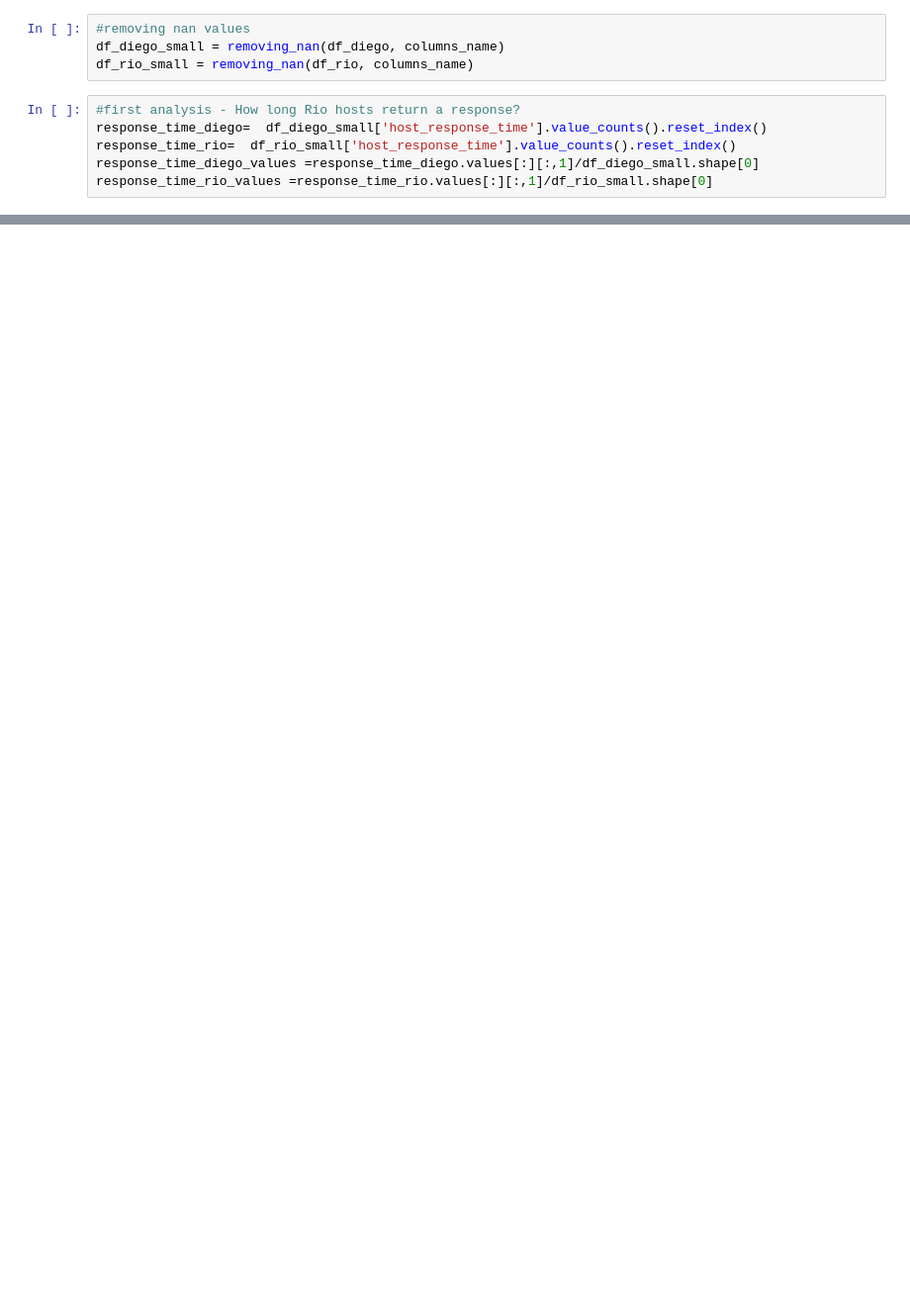
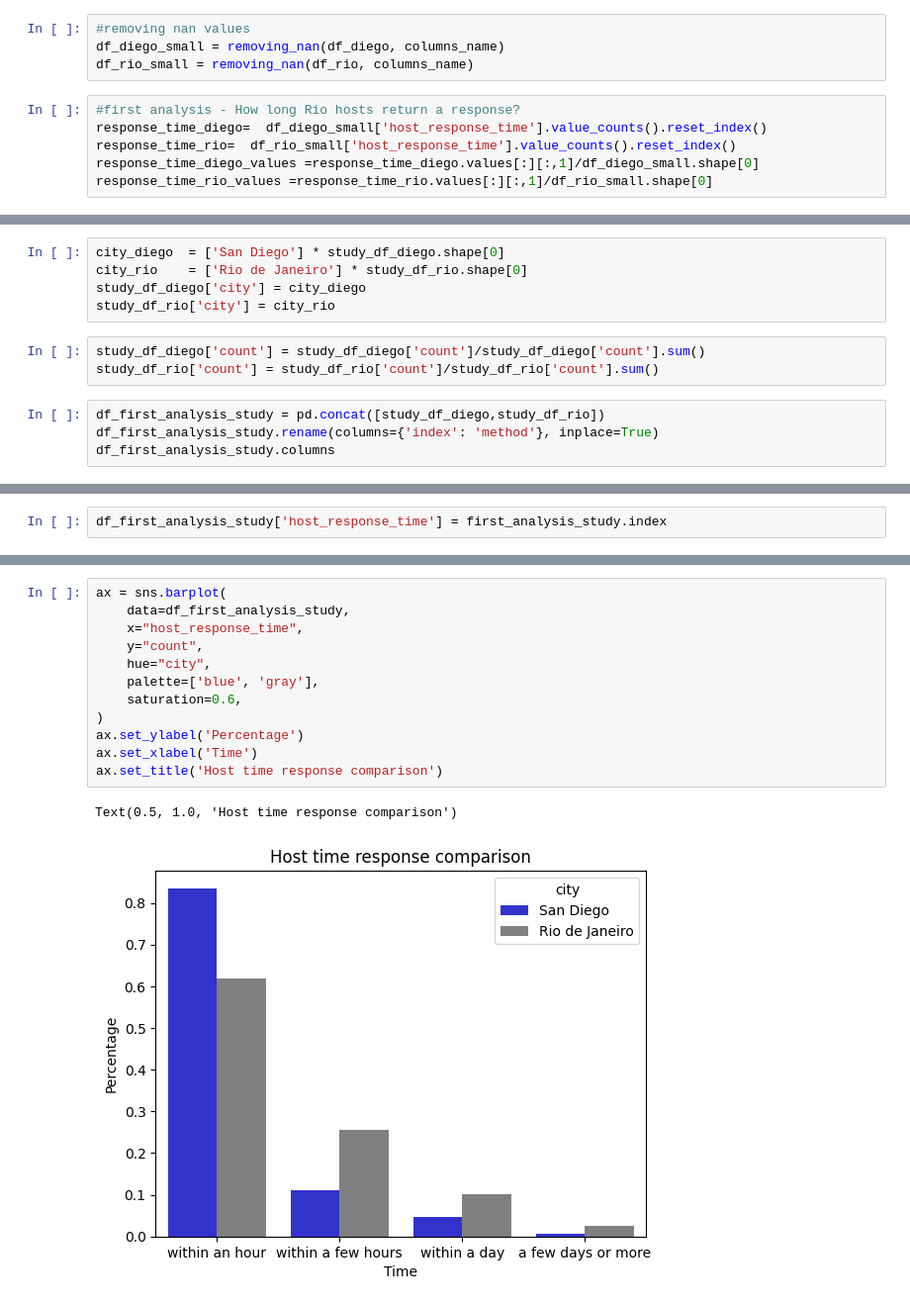
Before and after one commit to mulhermaonocodigo/data_science_introduction, a Jupyter notebook: airbnb_analysis.ipynb, the cells around one changed output, grey strips where cells are left out. Shown at 99% size. Saved outputs shown, nothing was run; the diff lists cells and outputs as text; blank space fills up the shorter version.

Commit message:
notebook 4 analysis

```diff
--- a/airbnb_analysis.ipynb
+++ b/airbnb_analysis.ipynb
@@ -50,0 +73,12 @@ plt.title("Response time Rio de Janeiro");
+# %%
+city_diego  = ['San Diego'] * study_df_diego.shape[0]
+city_rio    = ['Rio de Janeiro'] * study_df_rio.shape[0]
+study_df_diego['city'] = city_diego
+study_df_rio['city'] = city_rio
+# %%
+study_df_diego['count'] = study_df_diego['count']/study_df_diego['count'].sum()
+study_df_rio['count'] = study_df_rio['count']/study_df_rio['count'].sum()
+# %%
+df_first_analysis_study = pd.concat([study_df_diego,study_df_rio])
+df_first_analysis_study.rename(columns={'index': 'method'}, inplace=True)
+df_first_analysis_study.columns
@@ -50,0 +87,2 @@ plt.title("Response time Rio de Janeiro");
+# %%
+df_first_analysis_study['host_response_time'] = first_analysis_study.index
@@ -51,3 +102,18 @@ plt.title("Response time Rio de Janeiro");
+# %%
+ax = sns.barplot(
+    data=df_first_analysis_study,
+    x="host_response_time",
+    y="count",
+    hue="city",
+    palette=['blue', 'gray'],
+    saturation=0.6,
+)
+ax.set_ylabel('Percentage')
+ax.set_xlabel('Time')
+ax.set_title('Host time response comparison')
+# %% [output]
+Text(0.5, 1.0, 'Host time response comparison')
+[figure, added]
 # %%
 # second analysis - How Rio hosts are able to be a superhost?
 
```
Also changed, not shown: parts of 24 cells of this notebook.
